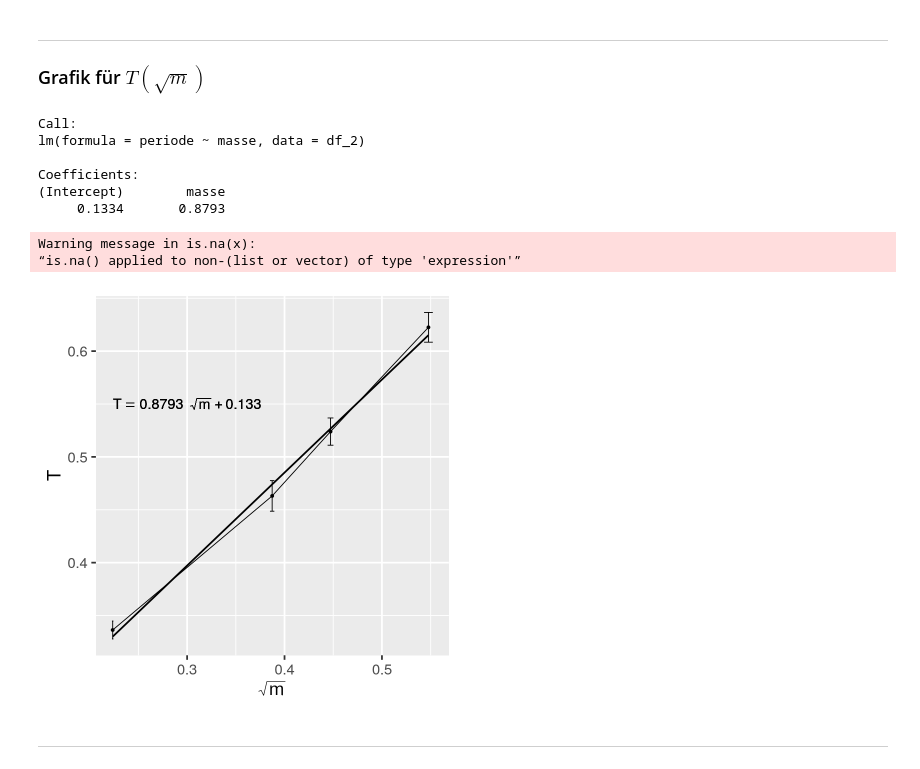
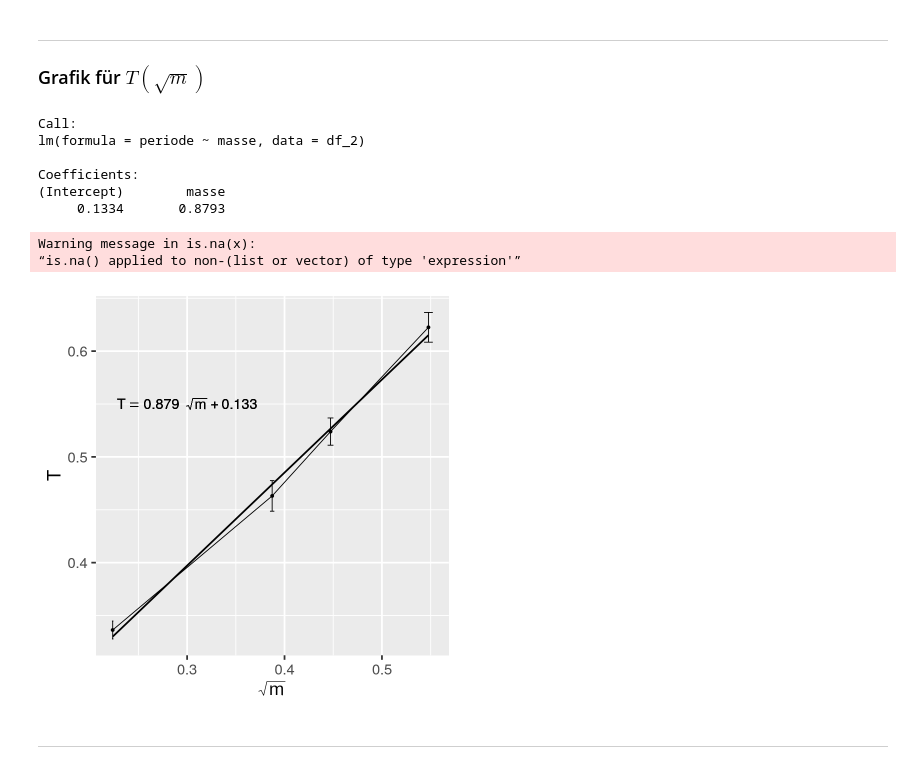
Before and after one commit to allgebrist/physik-praktikum, a Jupyter notebook: Fehlerfortpflanzung - Aufgabe 3.ipynb, the cells around one changed output. Cells and saved outputs as stored; diff of their text form; code cells hidden in the pictures.

Commit message:
corrected labels

```diff
--- a/Fehlerfortpflanzung - Aufgabe 3.ipynb
+++ b/Fehlerfortpflanzung - Aufgabe 3.ipynb
@@ -144,31 +144,31 @@ Warning message in is.na(x):
 # %%
 df_2 <- data.frame(masse = sqrt(c(0.05, 0.15, 0.20, 0.30)), periode = mittelwerte)
 
 # Bestimmung von Steigung und T-Achsenabschnitt
 # durch eine einfache lineare Regression
 lr_2 <- lm(data = df_2, formula = periode ~ masse)
 lr_2
 
 p_2 <- ggplot(data = df_2, aes(x = masse, y = periode)) +
        geom_line() +
        geom_point() +
        geom_smooth(method = "lm", se = FALSE, color = "black", formula = y ~ x) +
-       geom_text(x = 0.3, y = 0.55, label = expression(T==0.8793~sqrt(m)+0.133), size = 6, parse = TRUE) +
+       geom_text(x = 0.3, y = 0.55, label = expression(T==0.879~sqrt(m)+0.133), size = 6, parse = TRUE) +
        geom_errorbar(aes(ymin = periode - standard_abweichungen,
                          ymax = periode + standard_abweichungen),
                      width = 0.03*c(0.05, 0.15, 0.20, 0.30))
 
 p_2 + labs(x = expression(sqrt(m)), y = expression(T)) + theme_grey(base_size = 22)
 # %% [output]
 Call:
 lm(formula = periode ~ masse, data = df_2)
 
 Coefficients:
 (Intercept)        masse
      0.1334       0.8793
 Warning message in is.na(x):
 “is.na() applied to non-(list or vector) of type 'expression'”
-[figure, old version]
+[figure, new version]
 # %% [markdown]
 ---
 # %% [markdown]
```
Also changed, not shown: parts of 2 cells of this notebook.
